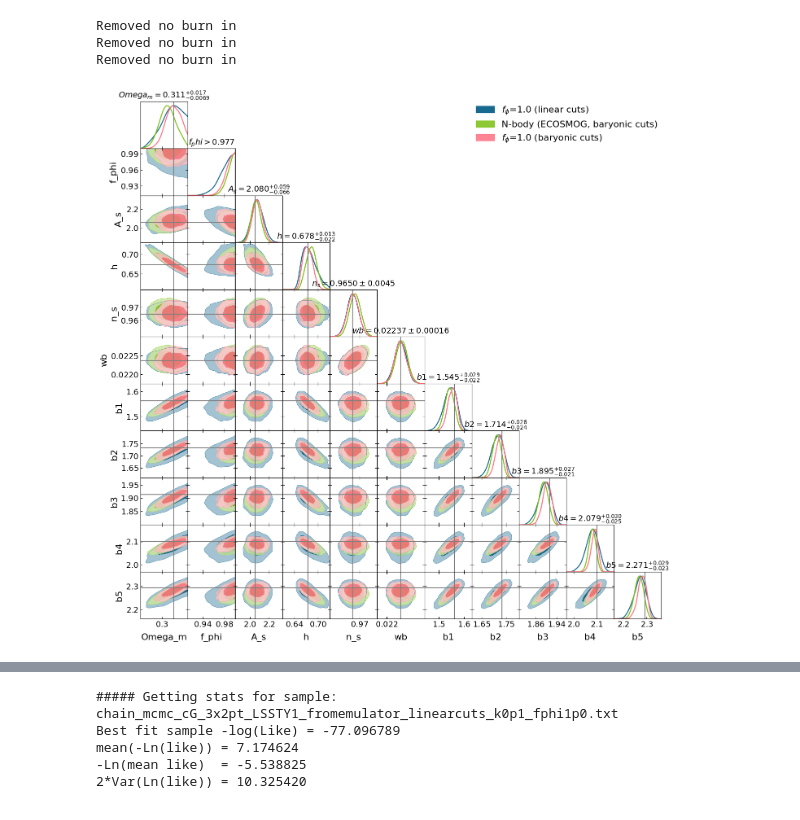
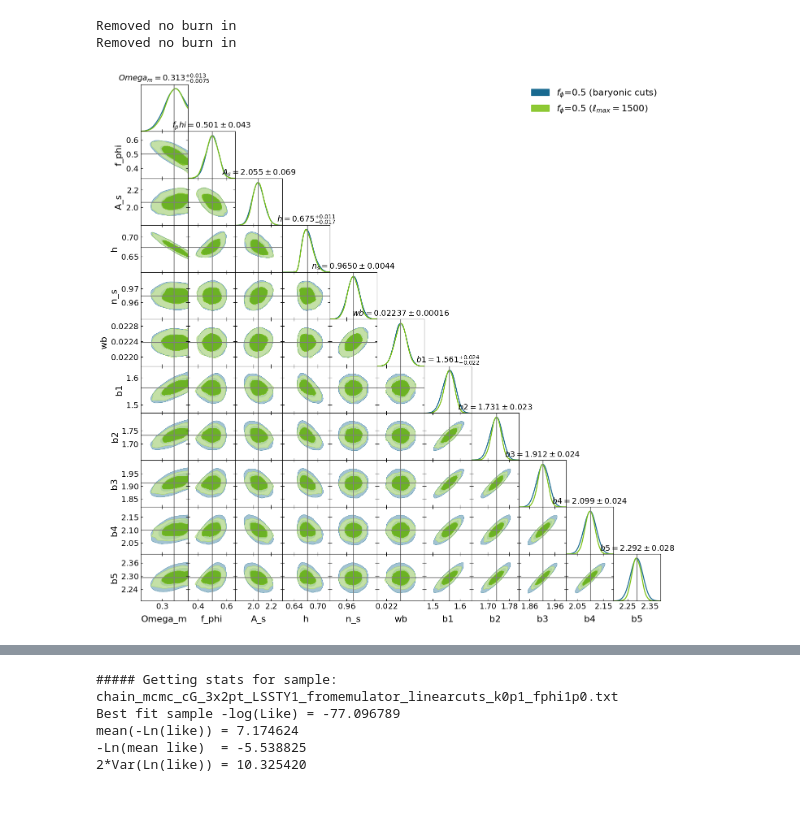
Before and after one commit to CarolaZano/CubicGalileon_Forecasts, a Jupyter notebook: Read_emcee_progress-Nbody.ipynb, the cells around one changed output, grey strips where cells are left out. Saved outputs shown, nothing was run; the diff lists cells and outputs as text; code cells hidden in the pictures.

```diff
--- a/Read_emcee_progress-Nbody.ipynb
+++ b/Read_emcee_progress-Nbody.ipynb
@@ -108,9 +108,12 @@ find the line that starts with 'Priors:', then read the following lines until th
 #                   "chain_mcmc_cG_3x2pt_LSSTY1_emulator_cosmo_ecosmog_fphi1p0_ell1500_k0p2.txt",
 #                   "chain_mcmc_cG_3x2pt_LSSTY1_emulator_cosmo_ecosmog_fphi0p5_ell1500_k0p2.txt"]
 
-chain_name_list = ["chain_mcmc_cG_3x2pt_LSSTY1_fromemulator_linearcuts_k0p1_fphi1p0.txt",
-                   "chain_mcmc_cG_3x2pt_LSSTY1_validation_Nbody_baryonic_k0p2.txt",
-                   "chain_mcmc_cG_3x2pt_LSSTY1_emulator_cosmo_ecosmog_fphi1p0_baryonic_k0p2.txt"]
+#chain_name_list = ["chain_mcmc_cG_3x2pt_LSSTY1_fromemulator_linearcuts_k0p1_fphi1p0.txt",
+#                   "chain_mcmc_cG_3x2pt_LSSTY1_validation_Nbody_baryonic_k0p2.txt",
+#                   "chain_mcmc_cG_3x2pt_LSSTY1_emulator_cosmo_ecosmog_fphi1p0_baryonic_k0p2.txt"]
+
+chain_name_list = ["chain_mcmc_cG_3x2pt_LSSTY1_emulator_cosmo_ecosmog_fphi0p5_baryonic_k0p2.txt",
+                    "chain_mcmc_cG_3x2pt_LSSTY1_emulator_cosmo_ecosmog_fphi0p5_ell1500_k0p2.txt"]
 
 cosmo_universe, parameter_names, parameter_values, fiducials = set_parameter_values_from_chain(chain_name_list[0])
 
@@ -119,7 +122,7 @@ samples = []
 # get priors dictionary values for parameters
 prior_dict = get_prior_dict_from_chain(chain_name_list[0])
 
-chain_names = ["$f_\phi$=1.0 (linear cuts)","N-body (ECOSMOG, baryonic cuts)", "$f_\phi$=1.0 (baryonic cuts)"]
+chain_names = ["$f_\phi$=0.5 (baryonic cuts)","$f_\phi$=0.5 ($\ell_{max}=1500$)"]
 for chain_name in chain_name_list:
     # load the chain, skipping the header lines that start with '#'
     data = np.loadtxt(f"/home/c2042999/Desktop/Newcastle/cG_Forecasts/CubicGalileon_Forecasts/chains/{chain_name}", comments='#')
@@ -146,32 +149,31 @@ colors = [ '#18698F', '#7AC011', '#FF7083', '#99D4E5']
 g = getdist.plots.getSubplotPlotter(subplot_size=1.5)
 
 plt.rcParams.update({'font.size':16})
 g.settings.legend_fontsize=20
 g.settings.axes_fontsize=18
 g.settings.axes_labelsize=20
 g.settings.linewidth=4
 g.settings.figure_legend_frame = False
 
 g.triangle_plot(samples,
     parameter_names_plots,
     legend_labels=chain_names,
     title_limit=1,  # first title limit (for 1D plots) is 68% by default
     legend_loc = 'upper right',
     contour_args = [{'filled':True, 'color': colors[0]}, {'filled':True, 'color': colors[1], 'ls': '-'},
     {'filled':True, 'color': colors[2], 'ls': '-'},{'filled':True, 'color': colors[3], 'ls': '--'},{'filled':False, 'color': "k", 'ls': '--'}],
     line_args=[ {'color': colors[0], 'ls': '-'}, {'color': colors[1], 'ls': '-'},
     {'color': colors[2], 'ls': '-'}, {'color': colors[3], 'ls': '-'}, {'color': "k", 'ls': '--'}],)
 
 # plot fiducial values as gray lines
 for i in range(len(parameter_names_plots)):
     for j in range(i+1):
         ax = g.subplots[i,j]
         if i != j and parameter_names_plots[i] in parameter_values_plots and fiducials[i] != None:
             ax.axhline(fiducials[i],lw=1.5,color='tab:gray')
         if parameter_names_plots[j] in parameter_values_plots and fiducials[j] != None:
             ax.axvline(fiducials[j],lw=1.5,color='tab:gray')
 # %% [output]
 Removed no burn in
 Removed no burn in
-Removed no burn in
-[figure, old version]
+[figure, new version]
```
Also changed, not shown: parts of 4 cells of this notebook, 8 other files.
